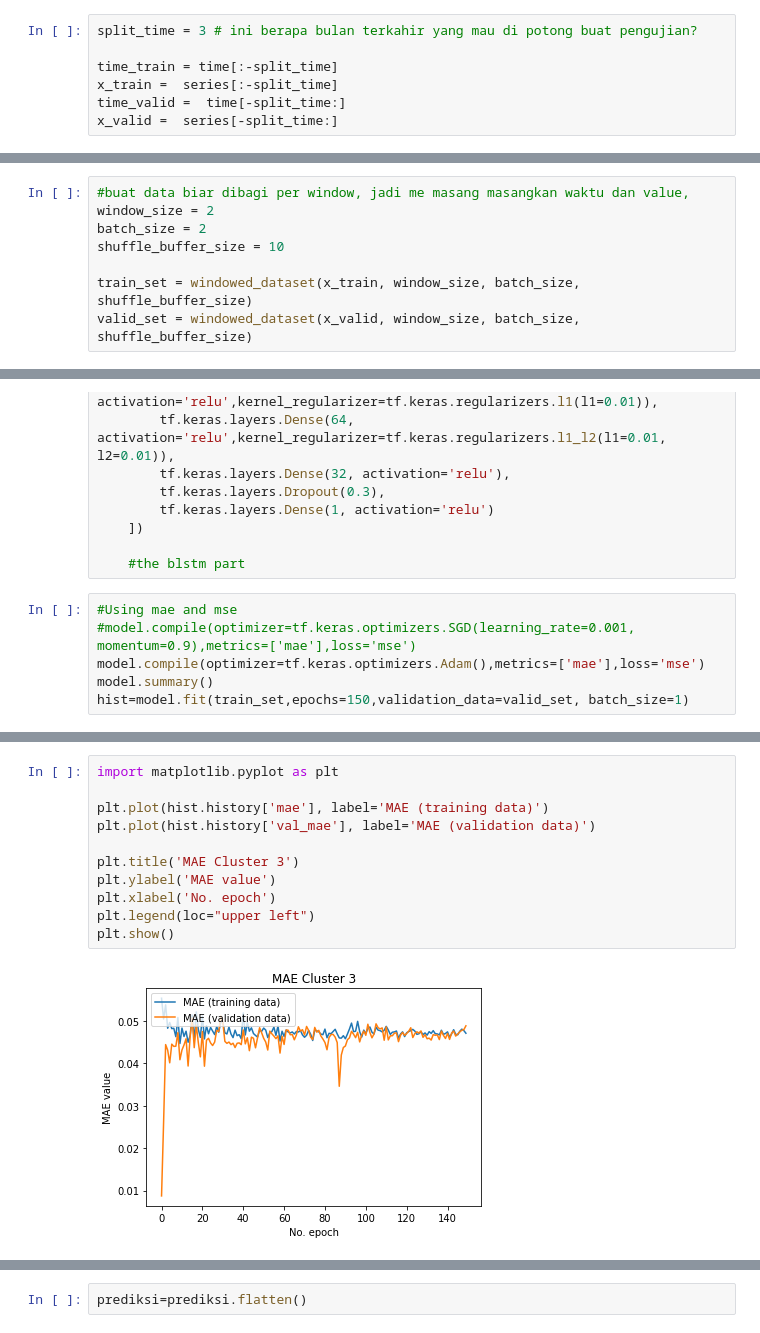
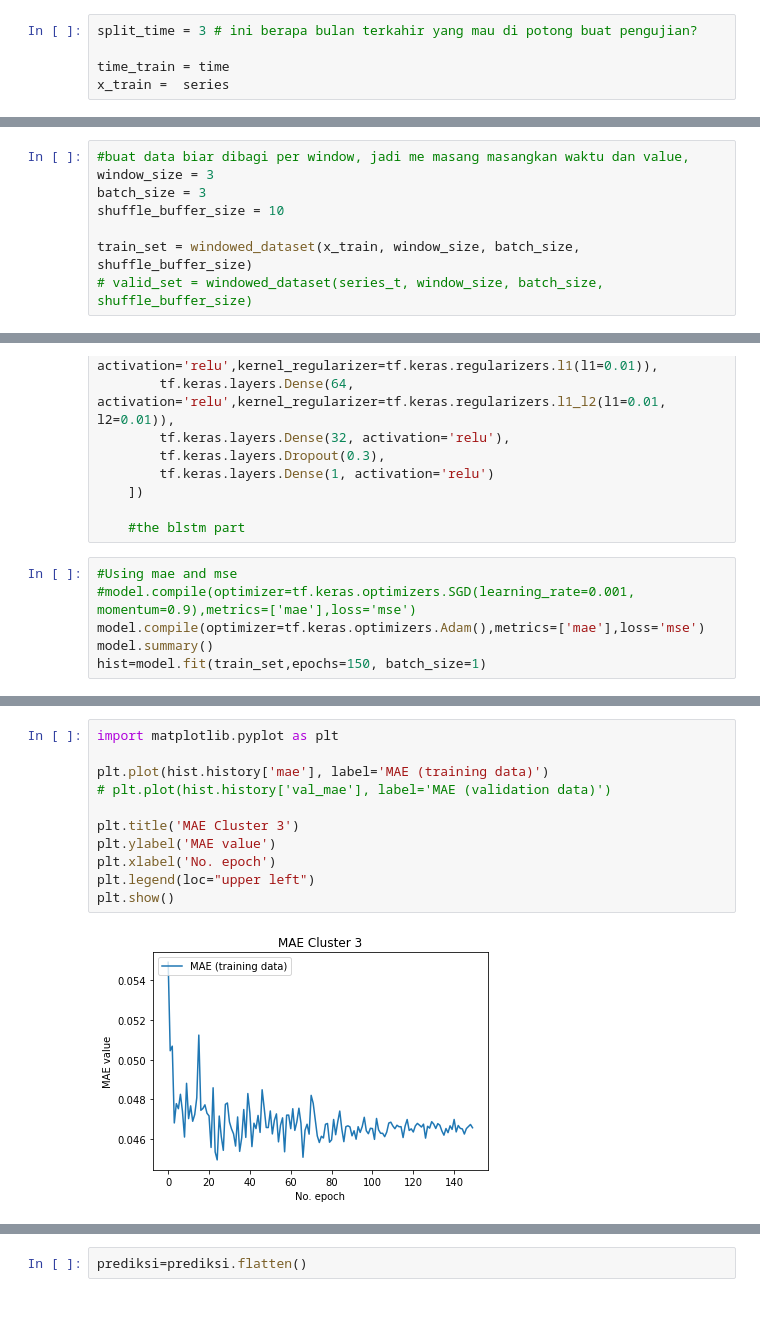
Before and after one commit to IritaSee/product_performance_blstm, a Jupyter notebook: per_cluster_new_dataset.ipynb, the cells around one changed output, grey strips where cells are left out. Cells and saved outputs as stored; diff of their text form.

```diff
--- a/per_cluster_new_dataset.ipynb
+++ b/per_cluster_new_dataset.ipynb
@@ -115,7 +202,5 @@ array([2.77593453e-02, 4.03671754e-02, 6.84583057e-02, 6.35921256e-02,
 # %%
 split_time = 3 # ini berapa bulan terkahir yang mau di potong buat pengujian?
 
-time_train = time[:-split_time]
-x_train =  series[:-split_time]
-time_valid =  time[-split_time:]
-x_valid =  series[-split_time:]
+time_train = time
+x_train =  series
@@ -126,11 +211,11 @@ array([0.00027649, 0.00027649, 0.00027649])
 # %%
 #buat data biar dibagi per window, jadi me masang masangkan waktu dan value,
-window_size = 2
-batch_size = 2
+window_size = 3
+batch_size = 3
 shuffle_buffer_size = 10
 
 train_set = windowed_dataset(x_train, window_size, batch_size, shuffle_buffer_size)
-valid_set = windowed_dataset(x_valid, window_size, batch_size, shuffle_buffer_size)
+# valid_set = windowed_dataset(series_t, window_size, batch_size, shuffle_buffer_size)
 # %%
 train_set
 # %% [output]
@@ -161,5 +244,5 @@ model = tf.keras.Sequential([
 #model.compile(optimizer=tf.keras.optimizers.SGD(learning_rate=0.001, momentum=0.9),metrics=['mae'],loss='mse')
 model.compile(optimizer=tf.keras.optimizers.Adam(),metrics=['mae'],loss='mse')
 model.summary()
-hist=model.fit(train_set,epochs=150,validation_data=valid_set, batch_size=1)
+hist=model.fit(train_set,epochs=150, batch_size=1)
 # %% [output]
@@ -183,15 +266,15 @@ Epoch 150/150
 # %%
 import matplotlib.pyplot as plt
 
 plt.plot(hist.history['mae'], label='MAE (training data)')
-plt.plot(hist.history['val_mae'], label='MAE (validation data)')
+# plt.plot(hist.history['val_mae'], label='MAE (validation data)')
 
 plt.title('MAE Cluster 3')
 plt.ylabel('MAE value')
 plt.xlabel('No. epoch')
 plt.legend(loc="upper left")
 plt.show()
 # %% [output]
-[figure, old version]
+[figure, new version]
 # %%
 plt.plot(hist.history['loss'], label='loss (training data)')
```
Also changed, not shown: parts of 82 cells of this notebook, 16 other files.
